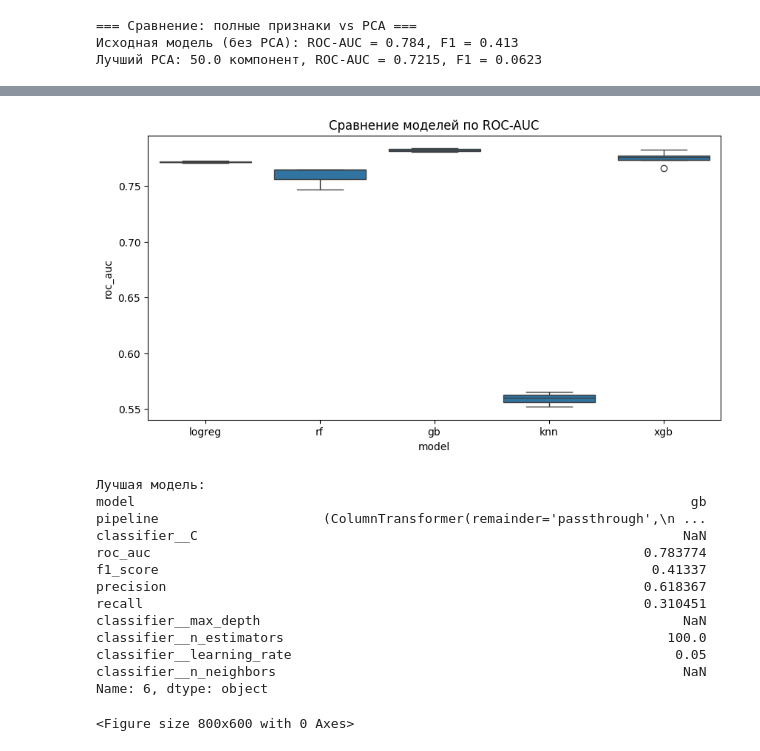
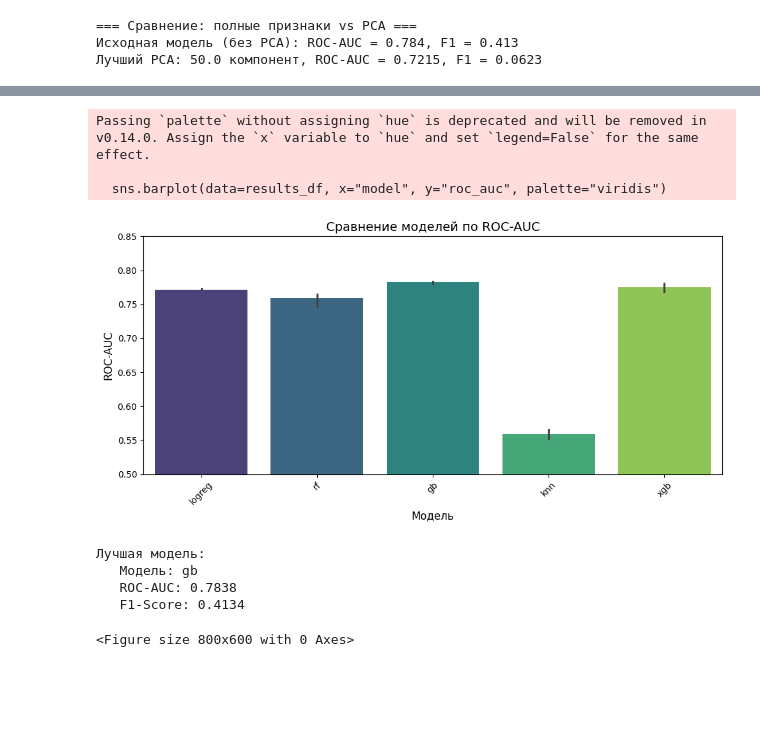
Before and after one commit to hsemlcourse/hseml-group-project-alikashcherba, a Jupyter notebook: notebooks/02_baseline.ipynb, the cells around one changed output, grey strips where cells are left out. Drawn from its saved outputs; the diff is of its cells as text; code cells hidden in the pictures; blank space fills up the shorter version.

```diff
--- a/notebooks/02_baseline.ipynb
+++ b/notebooks/02_baseline.ipynb
@@ -347,31 +347,32 @@ weighted avg       0.76      0.78      0.75      4051
 1                       NaN
 14                      NaN
 5                       NaN
-# %%
-plt.figure(figsize=(10, 5))
-sns.boxplot(data=results_df, x="model", y="roc_auc")
-plt.title("Сравнение моделей по ROC-AUC")
-plt.savefig('../report/images/model_comparison.png')
-plt.show()
-
-best_row = results_df.sort_values("roc_auc", ascending=False).iloc[0]
-print("Лучшая модель:")
-print(best_row)
-# %% [output]
-[figure, removed]
-Лучшая модель:
-model                                                                       gb
-pipeline                     (ColumnTransformer(remainder='passthrough',\n ...
-classifier__C                                                              NaN
-roc_auc                                                               0.783774
-f1_score                                                               0.41337
-precision                                                             0.618367
-recall                                                                0.310451
-classifier__max_depth                                                      NaN
-classifier__n_estimators                                                 100.0
-classifier__learning_rate                                                 0.05
-classifier__n_neighbors                                                    NaN
-Name: 6, dtype: object
+# %%
+plt.figure(figsize=(10, 5))
+sns.barplot(data=results_df, x="model", y="roc_auc", palette="viridis")
+plt.title("Сравнение моделей по ROC-AUC", fontsize=14)
+plt.ylabel("ROC-AUC", fontsize=12)
+plt.xlabel("Модель", fontsize=12)
+plt.ylim(0.5, 0.85)
+plt.xticks(rotation=45)
+plt.tight_layout()
+plt.savefig('../report/images/model_comparison.png', dpi=150, bbox_inches='tight')
+plt.show()
+
+best_row = results_df.sort_values("roc_auc", ascending=False).iloc[0]
+print("\nЛучшая модель:")
+print(f"   Модель: {best_row['model']}")
+print(f"   ROC-AUC: {best_row['roc_auc']:.4f}")
+print(f"   F1-Score: {best_row['f1_score']:.4f}")
+# %% [output]
+Passing `palette` without assigning `hue` is deprecated and will be removed in v0.14.0. Assign the `x` variable to `hue` and set `legend=False` for the same effect.
+
+  sns.barplot(data=results_df, x="model", y="roc_auc", palette="viridis")
+[figure, added]
+Лучшая модель:
+   Модель: gb
+   ROC-AUC: 0.7838
+   F1-Score: 0.4134
 # %%
 plt.figure(figsize=(8, 6))
 y_pred_test = baseline_model.predict(X_test)
```
Also changed, not shown: parts of 8 cells of this notebook, 13 other files.
